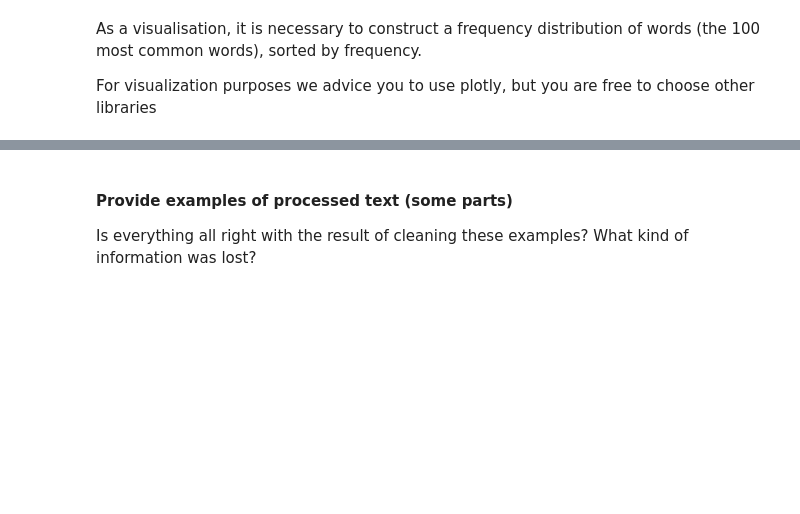
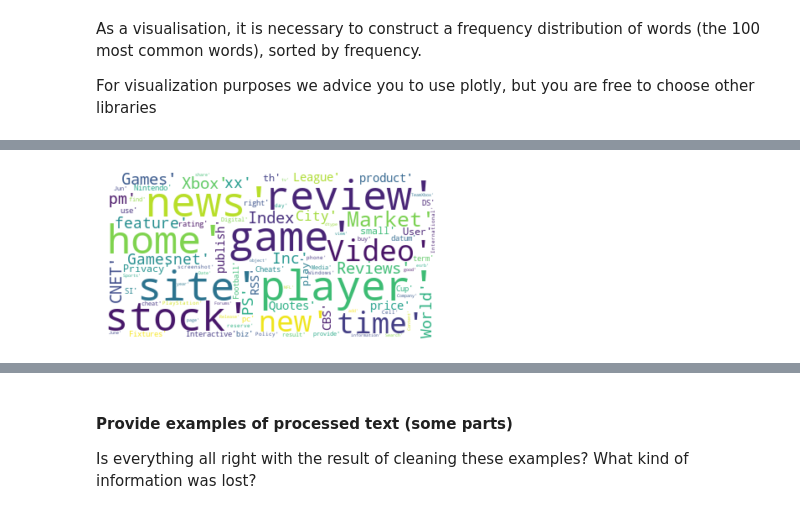
Before and after one commit to Nemat-Allah-Aloush/Advance-Natural-Language-Processing, a Jupyter notebook: Data cleaning_Duplicates detection_Topic model.ipynb, the cells around one changed output, grey strips where cells are left out. Saved outputs shown, nothing was run; the diff lists cells and outputs as text; code cells hidden in the pictures; blank space fills up the shorter version.

Commit message:
data cleaned and viewed but still errors

```diff
--- a/Data cleaning_Duplicates detection_Topic model.ipynb
+++ b/Data cleaning_Duplicates detection_Topic model.ipynb
@@ -122,0 +165,2 @@ for i,row in enumerate(data_file):
+# %%
+cleaned_data = pd.read_csv('cleaned_processed.txt', delimiter = "\t", header=None)
@@ -128,0 +193,2 @@ For visualization purposes we advice you to use plotly, but you are free to choo
+# %%
+cleaned_data.columns =['content']
@@ -128,0 +204,2 @@ For visualization purposes we advice you to use plotly, but you are free to choo
+# %%
+most_frequent=pd.Series(' '.join(cleaned_data['content']).split()).value_counts()[:100]
@@ -128,0 +242,10 @@ For visualization purposes we advice you to use plotly, but you are free to choo
+# %%
+import matplotlib.pyplot as plt
+from wordcloud import WordCloud
+wordcloud = WordCloud(max_font_size=50, max_words=100, background_color="white").generate(str(most_frequent.index))
+plt.figure()
+plt.imshow(wordcloud, interpolation="bilinear")
+plt.axis("off")
+plt.show()
+# %% [output]
+[figure, added]
```
Also changed, not shown: parts of 25 cells of this notebook.
